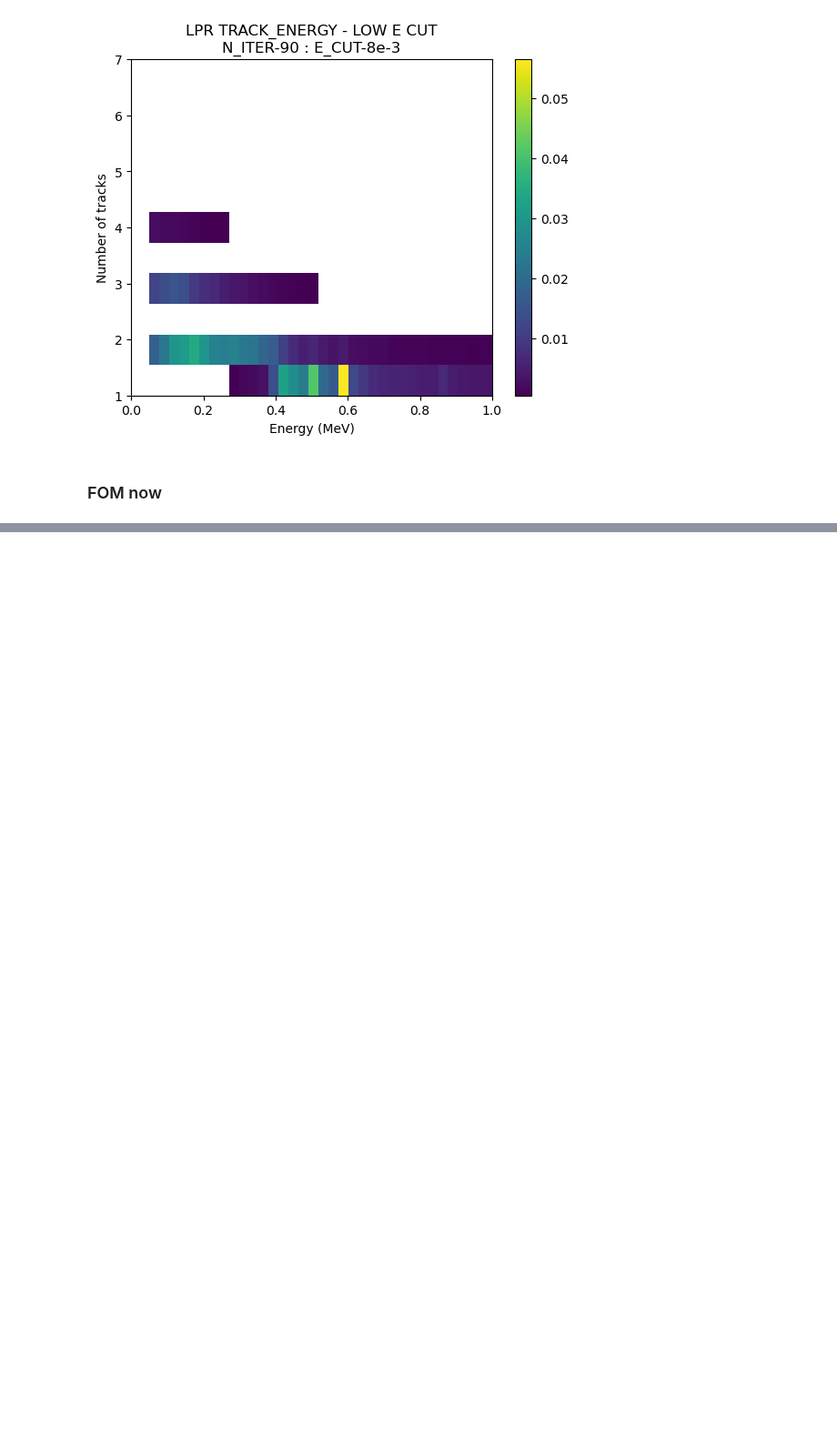
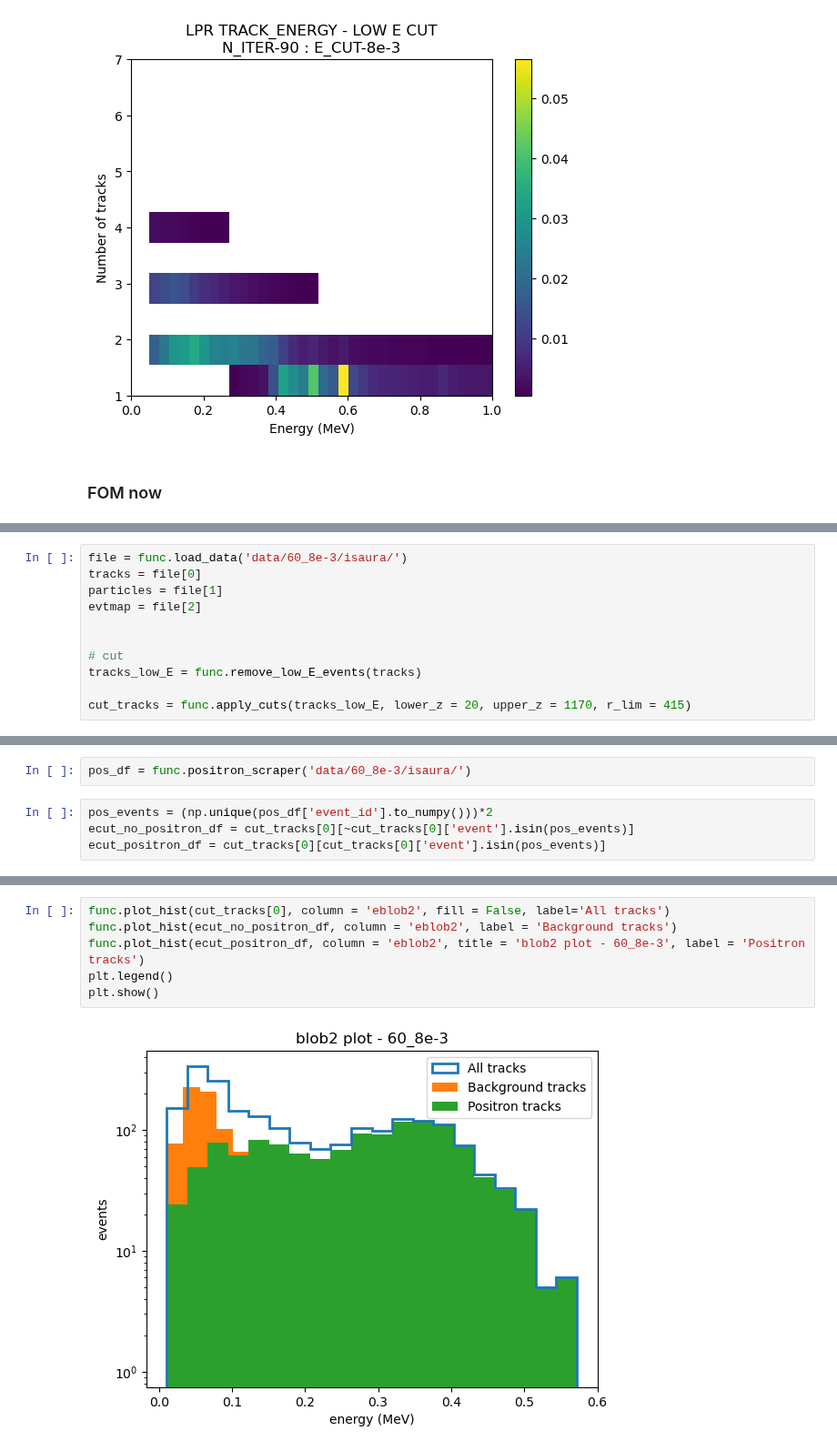
Before and after one commit to jwaiton/next_misc, a Jupyter notebook: further_beersheba_analysis/study_output.ipynb, the cells around one changed output, grey strips where cells are left out. Shown at 91% size. Drawn from its saved outputs; the diff is of its cells as text; blank space fills up the shorter version.

```diff
--- a/further_beersheba_analysis/study_output.ipynb
+++ b/further_beersheba_analysis/study_output.ipynb
@@ -246,0 +306,11 @@ FOM values:
+# %%
+file = func.load_data('data/60_8e-3/isaura/')
+tracks = file[0]
+particles = file[1]
+evtmap = file[2]
+
+
+# cut
+tracks_low_E = func.remove_low_E_events(tracks)
+
+cut_tracks = func.apply_cuts(tracks_low_E, lower_z = 20, upper_z = 1170, r_lim = 415)
@@ -246,0 +378,6 @@ FOM values:
+# %%
+pos_df = func.positron_scraper('data/60_8e-3/isaura/')
+# %%
+pos_events = (np.unique(pos_df['event_id'].to_numpy()))*2
+ecut_no_positron_df = cut_tracks[0][~cut_tracks[0]['event'].isin(pos_events)]
+ecut_positron_df = cut_tracks[0][cut_tracks[0]['event'].isin(pos_events)]
@@ -246,0 +416,8 @@ FOM values:
+# %%
+func.plot_hist(cut_tracks[0], column = 'eblob2', fill = False, label='All tracks')
+func.plot_hist(ecut_no_positron_df, column = 'eblob2', label = 'Background tracks')
+func.plot_hist(ecut_positron_df, column = 'eblob2', title = 'blob2 plot - 60_8e-3', label = 'Positron tracks')
+plt.legend()
+plt.show()
+# %% [output]
+[figure, added]
```
Also changed, not shown: parts of 20 cells of this notebook.
